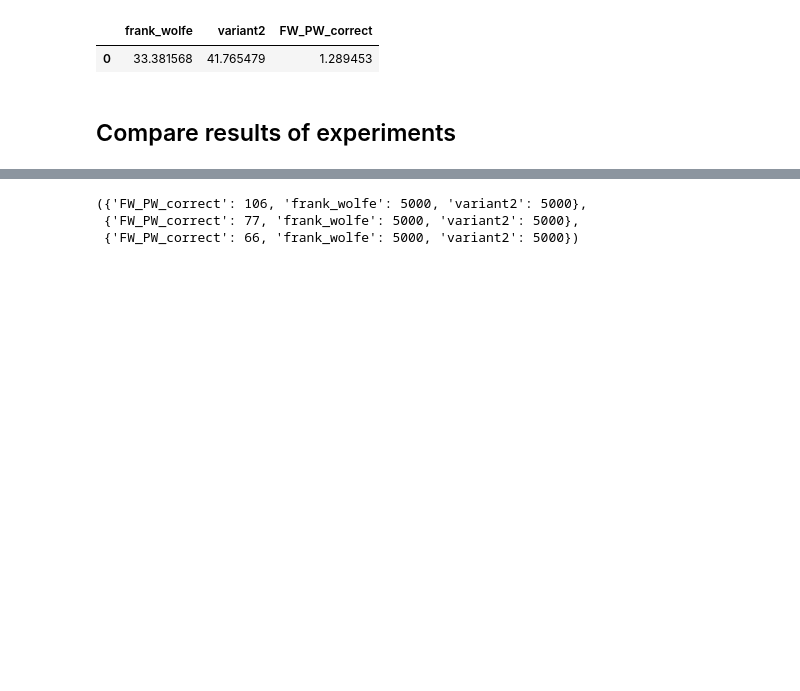
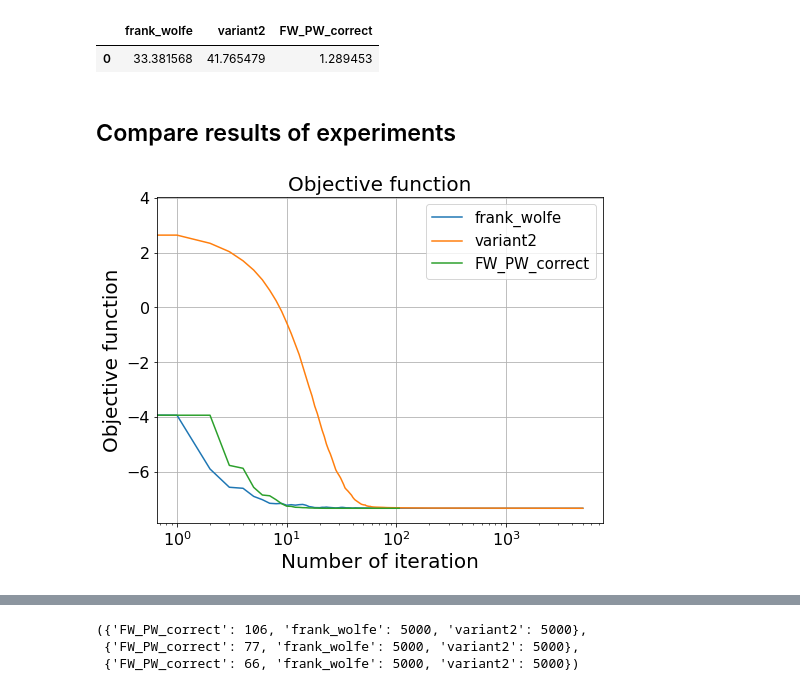
Before and after one commit to PashaIanko/Portfolio-Optimization, a Jupyter notebook: experiments.ipynb, the cells around one changed output, grey strips where cells are left out. Drawn from its saved outputs; the diff is of its cells as text; code cells hidden in the pictures; blank space fills up the shorter version.

Commit message:
fixed some plots

```diff
--- a/experiments.ipynb
+++ b/experiments.ipynb
@@ -235,14 +235,14 @@ def FW_PW_correct(objective,  gradient, r,  max_iter = 1000):
     delta_t = algo_end - algo_start
     return [xt,  o, gap_list, max_iter]
 # %%
-def plot_objective_function(values):
-    fig, ax = plt.subplots()
+def plot_objective_function(values, figsize = (5, 7)):
+    fig, ax = plt.subplots(figsize = figsize)
     fontsize = 20
     labelsize = 16
     legendsize = 15
 
     for a, s in values.items():
-        ax.plot(s, marker = 'o', markerfacecolor = 'white', label=a)
+        ax.plot(s, label=a)
         leg = ax.legend(prop = {'size': legendsize})
 
         ax.set_xscale('log')
@@ -253,15 +253,15 @@ def plot_objective_function(values):
     plt.title('Objective function', fontsize = fontsize)
     plt.grid()
 # %%
-def plot_gap(values):
+def plot_gap(values, figsize = (5, 7)):
 
     fontsize = 20
     labelsize = 16
     legendsize = 15
 
-    fig, ax = plt.subplots()
+    fig, ax = plt.subplots(figsize = figsize)
     for a, s in values.items():
-        ax.plot(s, marker = 'o', markerfacecolor = 'white', label=a)
+        ax.plot(s, label=a)
         leg = ax.legend(prop = {'size': legendsize})
         ax.set_yscale('log')
         ax.set_xscale('log')
@@ -436,3 +436,7 @@ FW_PW_correct  has done a correct execution
 # )
 # %% [markdown]
 ## Compare results of experiments
+# %%
+plot_objective_function(objective_func_800, figsize = (8, 6))
+# %% [output]
+[figure, added]
```
Also changed, not shown: parts of 1 cell of this notebook.
